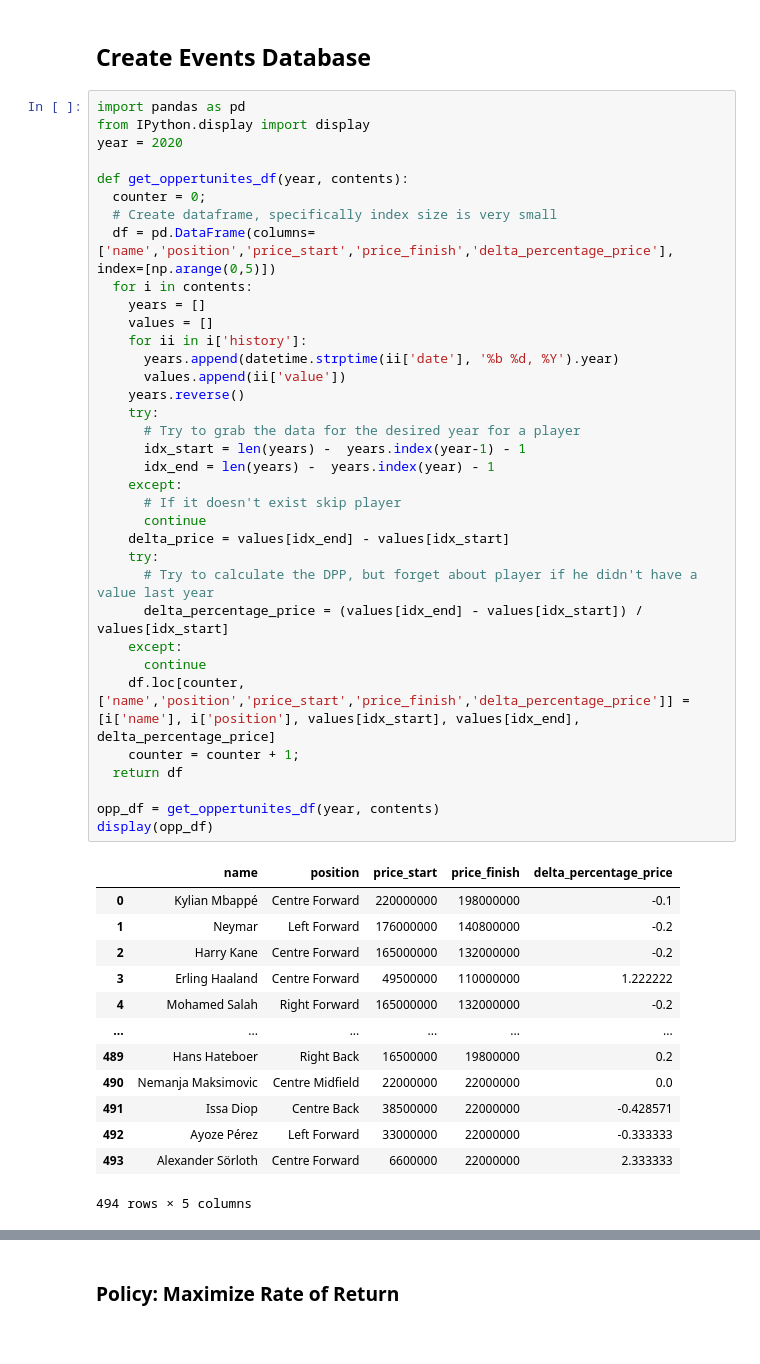
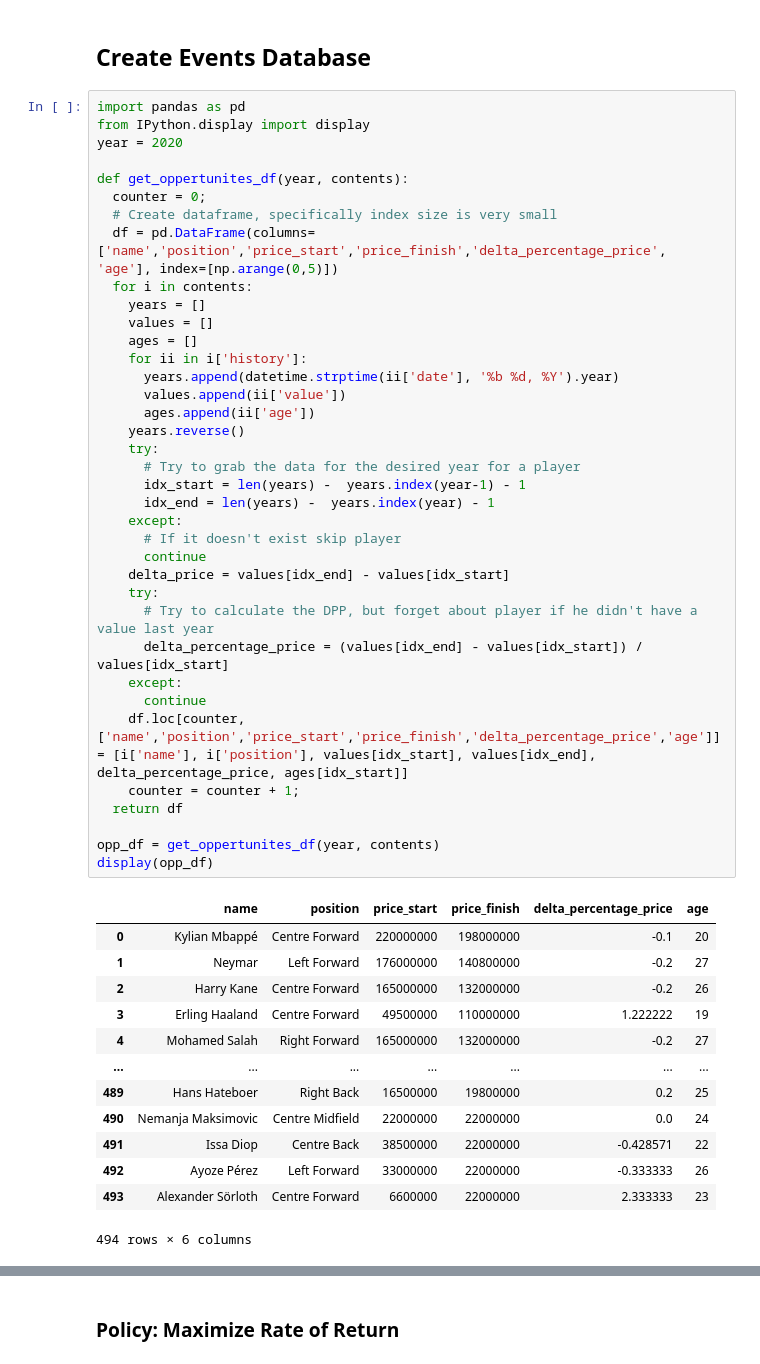
Before and after one commit to givani30/Dynamic-Programming-Stochastic-Control, a Jupyter notebook: IamJoseMourinho.ipynb, the cells around one changed output, grey strips where cells are left out. Saved outputs shown, nothing was run; the diff lists cells and outputs as text.

```diff
--- a/IamJoseMourinho.ipynb
+++ b/IamJoseMourinho.ipynb
@@ -130,48 +130,50 @@ year = 2020
 
 def get_oppertunites_df(year, contents):
   counter = 0;
   # Create dataframe, specifically index size is very small
-  df = pd.DataFrame(columns=['name','position','price_start','price_finish','delta_percentage_price'], index=[np.arange(0,5)])
+  df = pd.DataFrame(columns=['name','position','price_start','price_finish','delta_percentage_price', 'age'], index=[np.arange(0,5)])
   for i in contents:
     years = []
     values = []
+    ages = []
     for ii in i['history']:
       years.append(datetime.strptime(ii['date'], '%b %d, %Y').year)
       values.append(ii['value'])
+      ages.append(ii['age'])
     years.reverse()
     try:
       # Try to grab the data for the desired year for a player
       idx_start = len(years) -  years.index(year-1) - 1
       idx_end = len(years) -  years.index(year) - 1
     except:
       # If it doesn't exist skip player
       continue
     delta_price = values[idx_end] - values[idx_start]
     try:
       # Try to calculate the DPP, but forget about player if he didn't have a value last year
       delta_percentage_price = (values[idx_end] - values[idx_start]) / values[idx_start]
     except:
       continue
-    df.loc[counter,['name','position','price_start','price_finish','delta_percentage_price']] = [i['name'], i['position'], values[idx_start], values[idx_end], delta_percentage_price]
+    df.loc[counter,['name','position','price_start','price_finish','delta_percentage_price','age']] = [i['name'], i['position'], values[idx_start], values[idx_end], delta_percentage_price, ages[idx_start]]
     counter = counter + 1;
   return df
 
 opp_df = get_oppertunites_df(year, contents)
 display(opp_df)
 # %% [output]
-|  | name | position | price_start | price_finish | delta_percentage_price |
-| 0 | Kylian Mbappé | Centre Forward | 220000000 | 198000000 | -0.1 |
-| 1 | Neymar | Left Forward | 176000000 | 140800000 | -0.2 |
-| 2 | Harry Kane | Centre Forward | 165000000 | 132000000 | -0.2 |
-| 3 | Erling Haaland | Centre Forward | 49500000 | 110000000 | 1.222222 |
-| 4 | Mohamed Salah | Right Forward | 165000000 | 132000000 | -0.2 |
-| ... | ... | ... | ... | ... | ... |
-| 489 | Hans Hateboer | Right Back | 16500000 | 19800000 | 0.2 |
-| 490 | Nemanja Maksimovic | Centre Midfield | 22000000 | 22000000 | 0.0 |
-| 491 | Issa Diop | Centre Back | 38500000 | 22000000 | -0.428571 |
-| 492 | Ayoze Pérez | Left Forward | 33000000 | 22000000 | -0.333333 |
-| 493 | Alexander Sörloth | Centre Forward | 6600000 | 22000000 | 2.333333 |
+|  | name | position | price_start | price_finish | delta_percentage_price | age |
+| 0 | Kylian Mbappé | Centre Forward | 220000000 | 198000000 | -0.1 | 20 |
+| 1 | Neymar | Left Forward | 176000000 | 140800000 | -0.2 | 27 |
+| 2 | Harry Kane | Centre Forward | 165000000 | 132000000 | -0.2 | 26 |
+| 3 | Erling Haaland | Centre Forward | 49500000 | 110000000 | 1.222222 | 19 |
+| 4 | Mohamed Salah | Right Forward | 165000000 | 132000000 | -0.2 | 27 |
+| ... | ... | ... | ... | ... | ... | ... |
+| 489 | Hans Hateboer | Right Back | 16500000 | 19800000 | 0.2 | 25 |
+| 490 | Nemanja Maksimovic | Centre Midfield | 22000000 | 22000000 | 0.0 | 24 |
+| 491 | Issa Diop | Centre Back | 38500000 | 22000000 | -0.428571 | 22 |
+| 492 | Ayoze Pérez | Left Forward | 33000000 | 22000000 | -0.333333 | 26 |
+| 493 | Alexander Sörloth | Centre Forward | 6600000 | 22000000 | 2.333333 | 23 |
-494 rows × 5 columns
+494 rows × 6 columns
 # %%
 def get_best_opps(opp_df):
   pos_list = ['Left Forward', 'Centre Forward', 'Right Forward',
```
Also changed, not shown: parts of 21 cells of this notebook, 4 other files.
